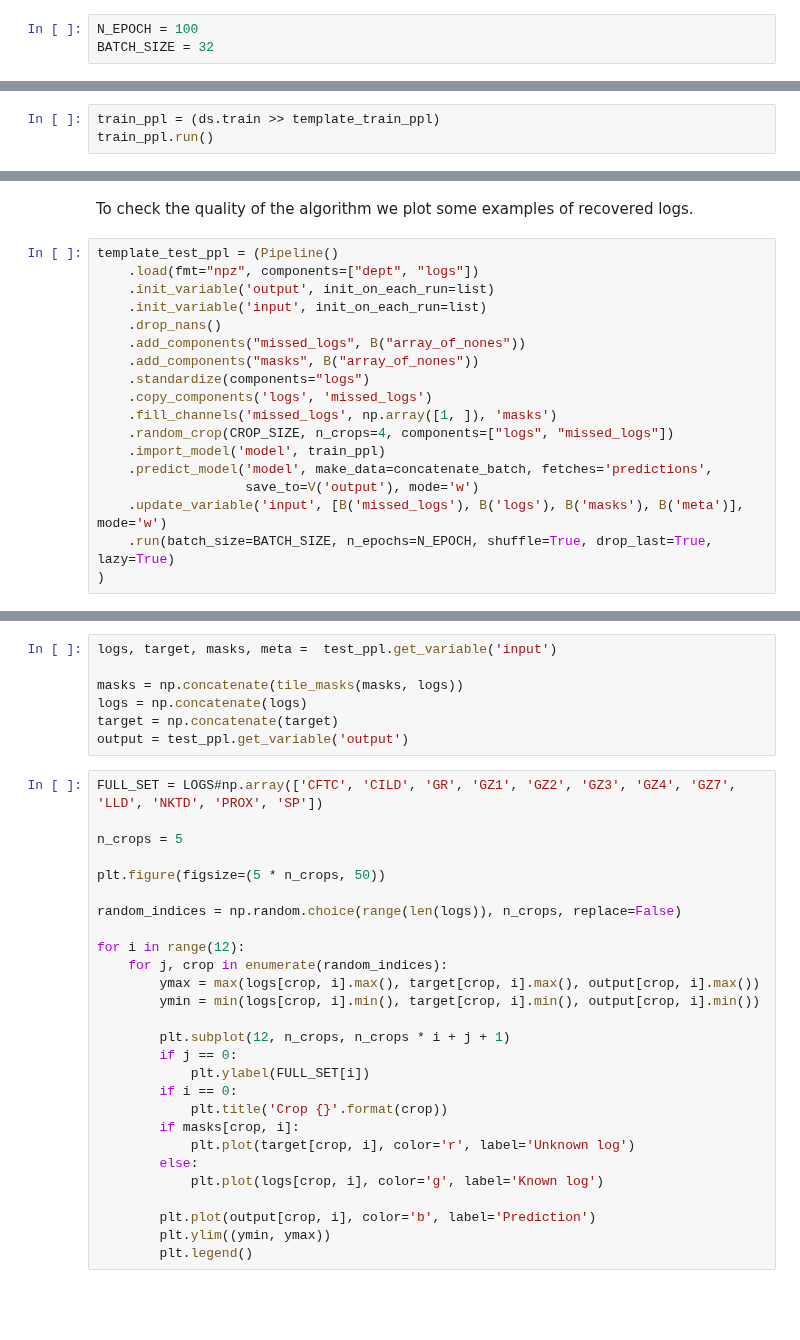
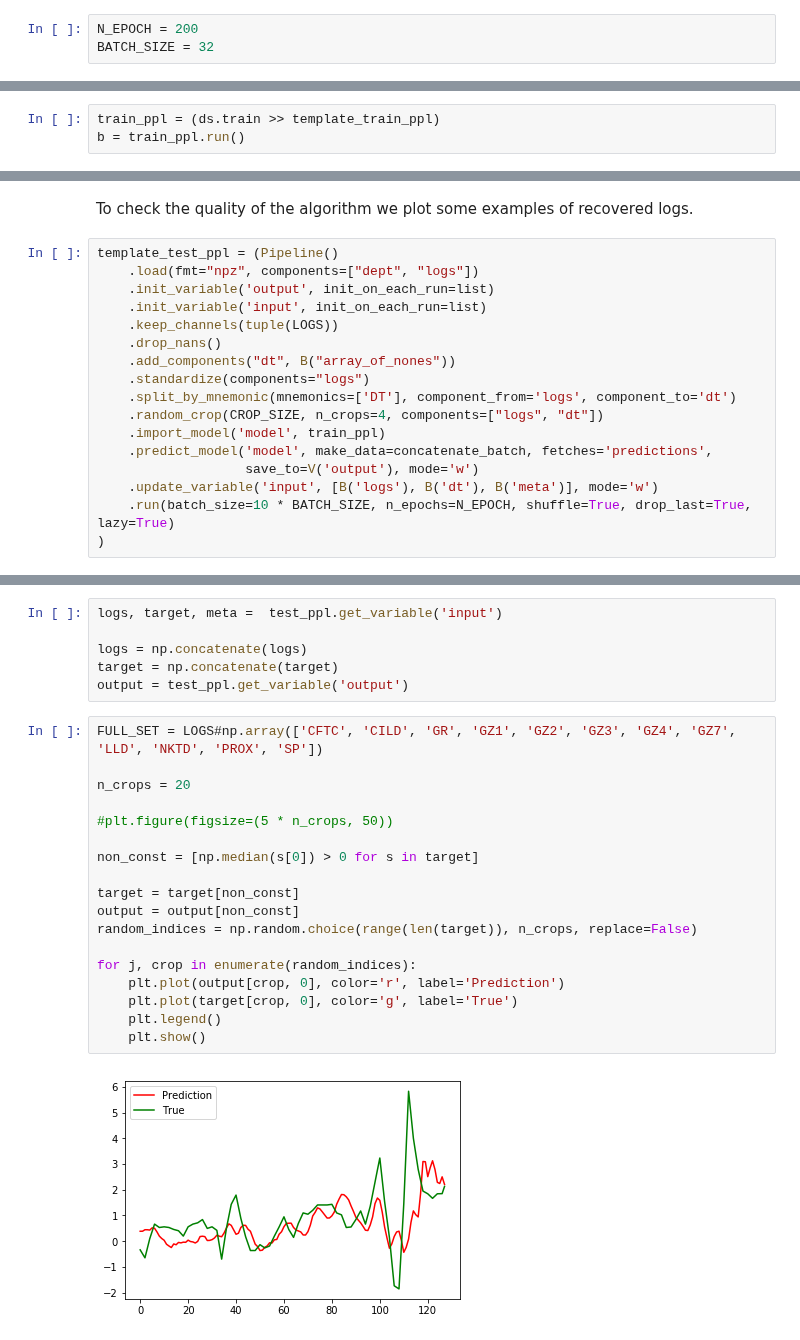
Before and after one commit to sadaqatali2027/petroflow-1, a Jupyter notebook: well_logs/models/missed_logs/dt_recovering.ipynb, the cells around one changed output, grey strips where cells are left out. Saved outputs shown, nothing was run; the diff lists cells and outputs as text; blank space fills up the shorter version.

Commit message:
Train Unet; fix standardize

```diff
--- a/well_logs/models/missed_logs/dt_recovering.ipynb
+++ b/well_logs/models/missed_logs/dt_recovering.ipynb
@@ -152,5 +70,5 @@ model_config = {
 # %% [markdown]
 ## Training
 # %%
-N_EPOCH = 100
+N_EPOCH = 200
 BATCH_SIZE = 32
@@ -198,4 +99,4 @@ template_train_ppl = (Pipeline()
 )
 # %%
 train_ppl = (ds.train >> template_train_ppl)
-train_ppl.run()
+b = train_ppl.run()
@@ -220,18 +121,17 @@ template_test_ppl = (Pipeline()
     .load(fmt="npz", components=["dept", "logs"])
     .init_variable('output', init_on_each_run=list)
     .init_variable('input', init_on_each_run=list)
+    .keep_channels(tuple(LOGS))
     .drop_nans()
-    .add_components("missed_logs", B("array_of_nones"))
-    .add_components("masks", B("array_of_nones"))
+    .add_components("dt", B("array_of_nones"))
     .standardize(components="logs")
-    .copy_components('logs', 'missed_logs')
-    .fill_channels('missed_logs', np.array([1, ]), 'masks')
-    .random_crop(CROP_SIZE, n_crops=4, components=["logs", "missed_logs"])
+    .split_by_mnemonic(mnemonics=['DT'], component_from='logs', component_to='dt')
+    .random_crop(CROP_SIZE, n_crops=4, components=["logs", "dt"])
     .import_model('model', train_ppl)
     .predict_model('model', make_data=concatenate_batch, fetches='predictions',
                    save_to=V('output'), mode='w')
-    .update_variable('input', [B('missed_logs'), B('logs'), B('masks'), B('meta')], mode='w')
-    .run(batch_size=BATCH_SIZE, n_epochs=N_EPOCH, shuffle=True, drop_last=True, lazy=True)
+    .update_variable('input', [B('logs'), B('dt'), B('meta')], mode='w')
+    .run(batch_size=10 * BATCH_SIZE, n_epochs=N_EPOCH, shuffle=True, drop_last=True, lazy=True)
 )
 # %%
 test_ppl = (ds.test >> template_test_ppl)
@@ -239,34 +141,26 @@ test_ppl.next_batch()
 # %%
-logs, target, masks, meta =  test_ppl.get_variable('input')
+logs, target, meta =  test_ppl.get_variable('input')
 
-masks = np.concatenate(tile_masks(masks, logs))
 logs = np.concatenate(logs)
 target = np.concatenate(target)
 output = test_ppl.get_variable('output')
 # %%
 FULL_SET = LOGS#np.array(['CFTC', 'CILD', 'GR', 'GZ1', 'GZ2', 'GZ3', 'GZ4', 'GZ7', 'LLD', 'NKTD', 'PROX', 'SP'])
 
-n_crops = 5
+n_crops = 20
 
-plt.figure(figsize=(5 * n_crops, 50))
+#plt.figure(figsize=(5 * n_crops, 50))
 
-random_indices = np.random.choice(range(len(logs)), n_crops, replace=False)
+non_const = [np.median(s[0]) > 0 for s in target]
 
-for i in range(12):
-    for j, crop in enumerate(random_indices):
-        ymax = max(logs[crop, i].max(), target[crop, i].max(), output[crop, i].max())
-        ymin = min(logs[crop, i].min(), target[crop, i].min(), output[crop, i].min())
+target = target[non_const]
+output = output[non_const]
+random_indices = np.random.choice(range(len(target)), n_crops, replace=False)
 
-        plt.subplot(12, n_crops, n_crops * i + j + 1)
-        if j == 0:
-            plt.ylabel(FULL_SET[i])
-        if i == 0:
-            plt.title('Crop {}'.format(crop))
-        if masks[crop, i]:
-            plt.plot(target[crop, i], color='r', label='Unknown log')
-        else:
-            plt.plot(logs[crop, i], color='g', label='Known log')
-
-        plt.plot(output[crop, i], color='b', label='Prediction')
-        plt.ylim((ymin, ymax))
-        plt.legend()
+for j, crop in enumerate(random_indices):
+    plt.plot(output[crop, 0], color='r', label='Prediction')
+    plt.plot(target[crop, 0], color='g', label='True')
+    plt.legend()
+    plt.show()
+# %% [output]
+[figure, added]
```
Also changed, not shown: parts of 19 cells of this notebook, 1 other file.
